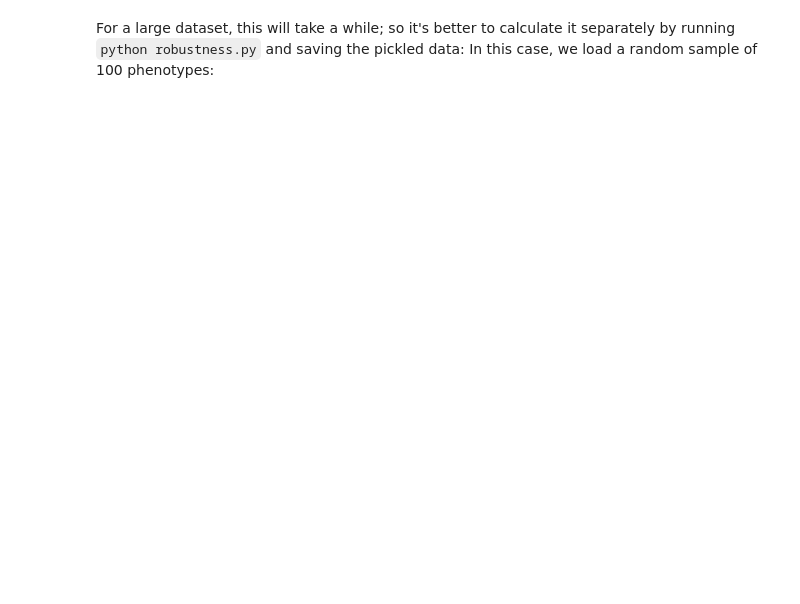
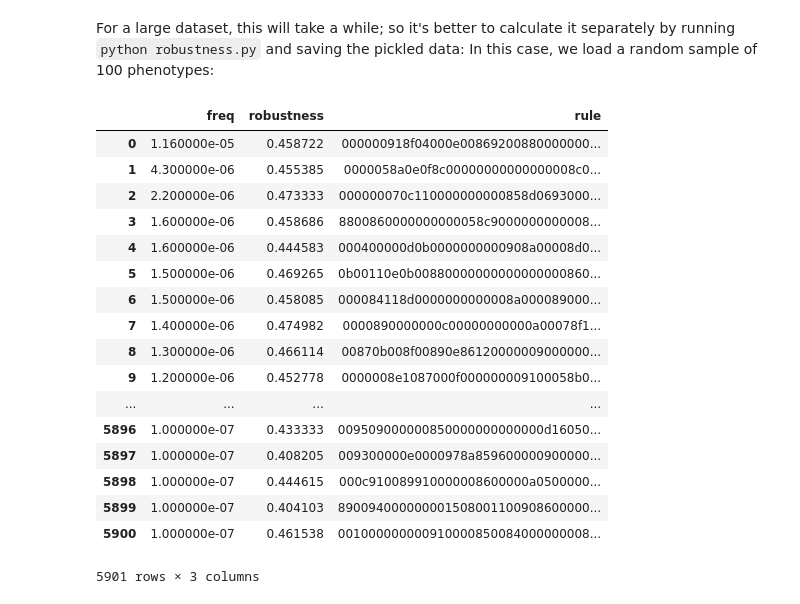
Before and after one commit to Akodiat/polycubes, a Jupyter notebook: py/robustness.ipynb, the cells around one changed output. Saved outputs shown, nothing was run; the diff lists cells and outputs as text; code cells hidden in the pictures; blank space fills up the shorter version.

```diff
--- a/py/robustness.ipynb
+++ b/py/robustness.ipynb
@@ -123,7 +131,28 @@ For a large dataset, this will take a while; so it's better to calculate it sepa
 In this case, we load a random sample of 100 phenotypes:
 # %%
 #phenotypeRobustnessData = robustness.calcPhenotypeRobustness(path='../cpp/out/3d', sampleSize=100)
-phenotypeRobustnessData = pickle.load(open('../cpp/out/3d/robustness.p', "rb"))
+phenotypeRobustnessData = pickle.load(open('../cpp/out/3d_31c_5t_1e7/robustness.p', "rb"))
+# %%
+phenotypeRobustnessData
+# %% [output]
+|  | freq | robustness | rule |
+| 0 | 1.160000e-05 | 0.458722 | 000000918f04000e00869200880000000... |
+| 1 | 4.300000e-06 | 0.455385 | 0000058a0e0f8c00000000000000008c0... |
+| 2 | 2.200000e-06 | 0.473333 | 000000070c110000000000858d0693000... |
+| 3 | 1.600000e-06 | 0.458686 | 8800860000000000058c9000000000008... |
+| 4 | 1.600000e-06 | 0.444583 | 000400000d0b0000000000908a00008d0... |
+| 5 | 1.500000e-06 | 0.469265 | 0b00110e0b00880000000000000000860... |
+| 6 | 1.500000e-06 | 0.458085 | 000084118d0000000000008a000089000... |
+| 7 | 1.400000e-06 | 0.474982 | 0000890000000c00000000000a00078f1... |
+| 8 | 1.300000e-06 | 0.466114 | 00870b008f00890e86120000009000000... |
+| 9 | 1.200000e-06 | 0.452778 | 0000008e1087000f000000009100058b0... |
+| ... | ... | ... | ... |
+| 5896 | 1.000000e-07 | 0.433333 | 009509000000850000000000000d16050... |
+| 5897 | 1.000000e-07 | 0.408205 | 009300000e0000978a859600000900000... |
+| 5898 | 1.000000e-07 | 0.444615 | 000c910089910000008600000a0500000... |
+| 5899 | 1.000000e-07 | 0.404103 | 890094000000001508001100908600000... |
+| 5900 | 1.000000e-07 | 0.461538 | 001000000000910000850084000000008... |
+5901 rows × 3 columns
 # %%
 alt.Chart(phenotypeRobustnessData).transform_calculate(
         url='https://akodiat.github.io/polycubes?hexRule=' + alt.datum.rule
```
Also changed, not shown: parts of 13 cells of this notebook, 3 other files.
